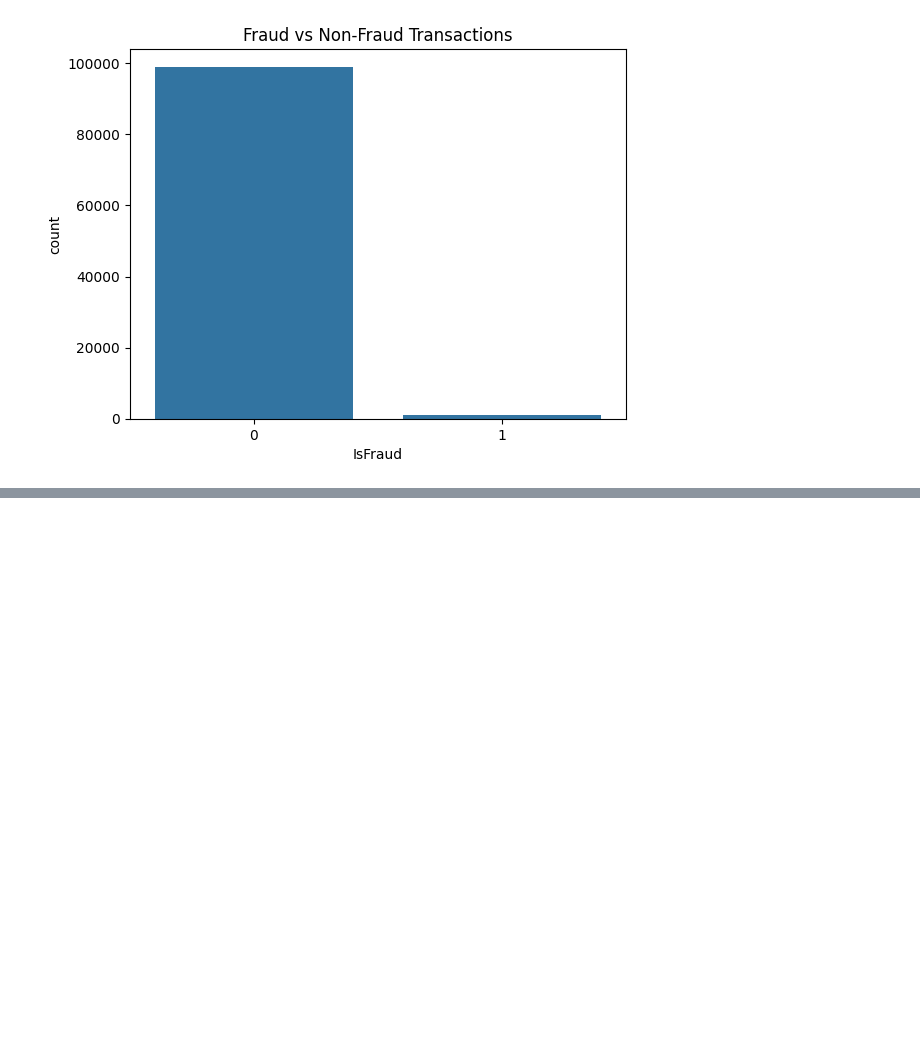
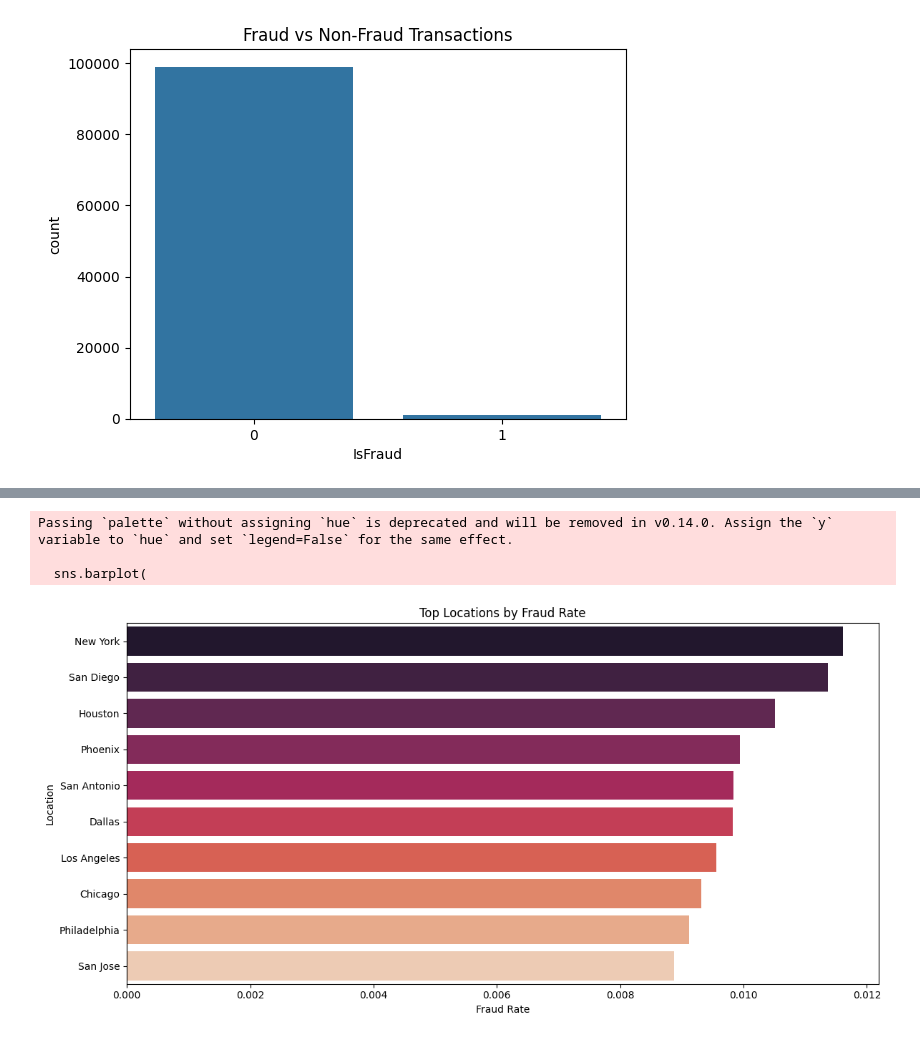
Before and after one commit to timomugishan8-ai/Credit-Card-Fraud-Detection-Project, a Jupyter notebook: notebooks/exploratory_data_analysis.ipynb, the cells around one changed output, grey strips where cells are left out. Drawn from its saved outputs; the diff is of its cells as text; code cells hidden in the pictures; blank space fills up the shorter version.

```diff
--- a/notebooks/exploratory_data_analysis.ipynb
+++ b/notebooks/exploratory_data_analysis.ipynb
@@ -93,0 +113,14 @@ sns.lineplot(x='block', y='IsFraud', data=fraud_by_id_block)
+# %%
+location_stats = (
+    credit_fraud.groupby("Location")
+      .agg(
+          fraud_count=("IsFraud", "sum"),
+          total_transactions=("IsFraud", "count"),
+          fraud_rate=("IsFraud", "mean"),
+          avg_amount=("Amount", "mean")
+      )
+      .sort_values("fraud_rate", ascending=False)
+      .reset_index()
+)
+
+location_stats.head(10)
@@ -93,0 +139,18 @@ sns.lineplot(x='block', y='IsFraud', data=fraud_by_id_block)
+# %%
+fig, ax1 = plt.subplots(figsize=(12, 6))
+
+sns.barplot(
+    data=location_stats.sort_values("fraud_rate", ascending=False).head(12),
+    x="fraud_rate",
+    y="Location",
+    ax=ax1,
+    palette="rocket"
+)
+ax1.set_xlabel("Fraud Rate")
+ax1.set_title("Top Locations by Fraud Rate")
+plt.tight_layout()
+# %% [output]
+Passing `palette` without assigning `hue` is deprecated and will be removed in v0.14.0. Assign the `y` variable to `hue` and set `legend=False` for the same effect.
+
+  sns.barplot(
+[figure, added]
```
Also changed, not shown: parts of 22 cells of this notebook, 2 other files.
